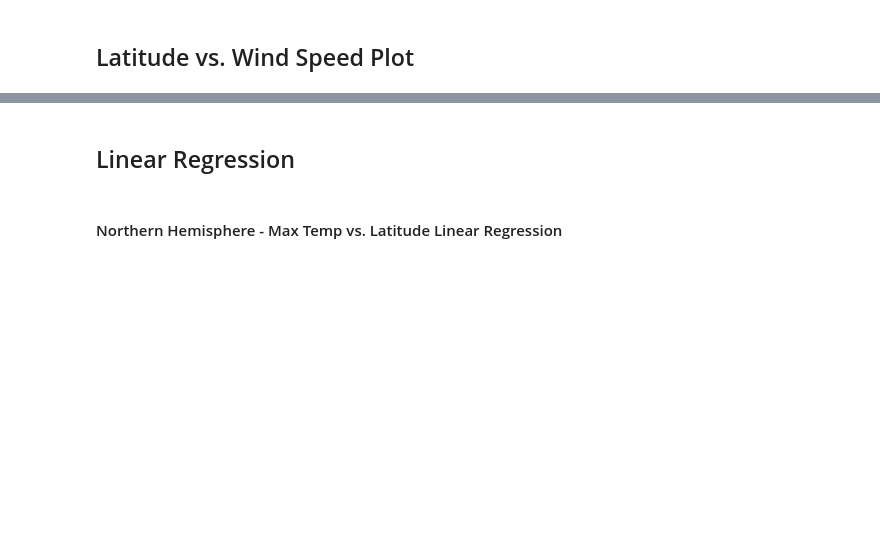
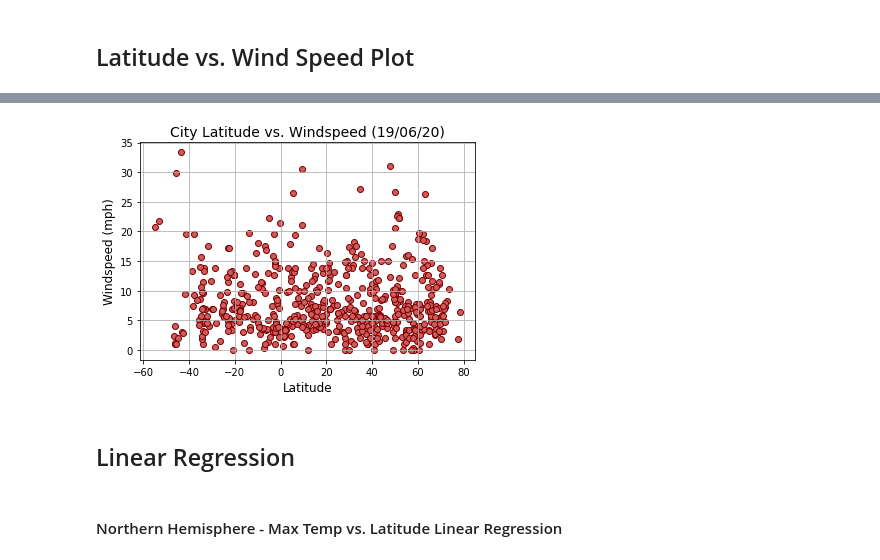
Before and after one commit to josephchancey/python-weather-api, a Jupyter notebook: WeatherPy/WeatherPy.ipynb, the cells around one changed output, grey strips where cells are left out. Saved outputs shown, nothing was run; the diff lists cells and outputs as text; code cells hidden in the pictures; blank space fills up the shorter version.

```diff
--- a/WeatherPy/WeatherPy.ipynb
+++ b/WeatherPy/WeatherPy.ipynb
@@ -279,3 +285,15 @@ plt.show()
+# %%
+plt.scatter(latitudes, windspeed, marker="o", facecolors="indianred", edgecolors="maroon")
+
+plt.title("City Latitude vs. Windspeed (19/06/20)", fontsize=14)
+plt.ylabel("Windspeed (mph)", fontsize=12)
+plt.xlabel("Latitude", fontsize=12)
+plt.grid()
+
+plt.savefig("../Images/latitude-vs-windspeed.png")
+plt.show()
+# %% [output]
+[figure, added]
 # %% [markdown]
 ## Linear Regression
 # %% [markdown]
```
Also changed, not shown: parts of 3 cells of this notebook, 1 other file.
